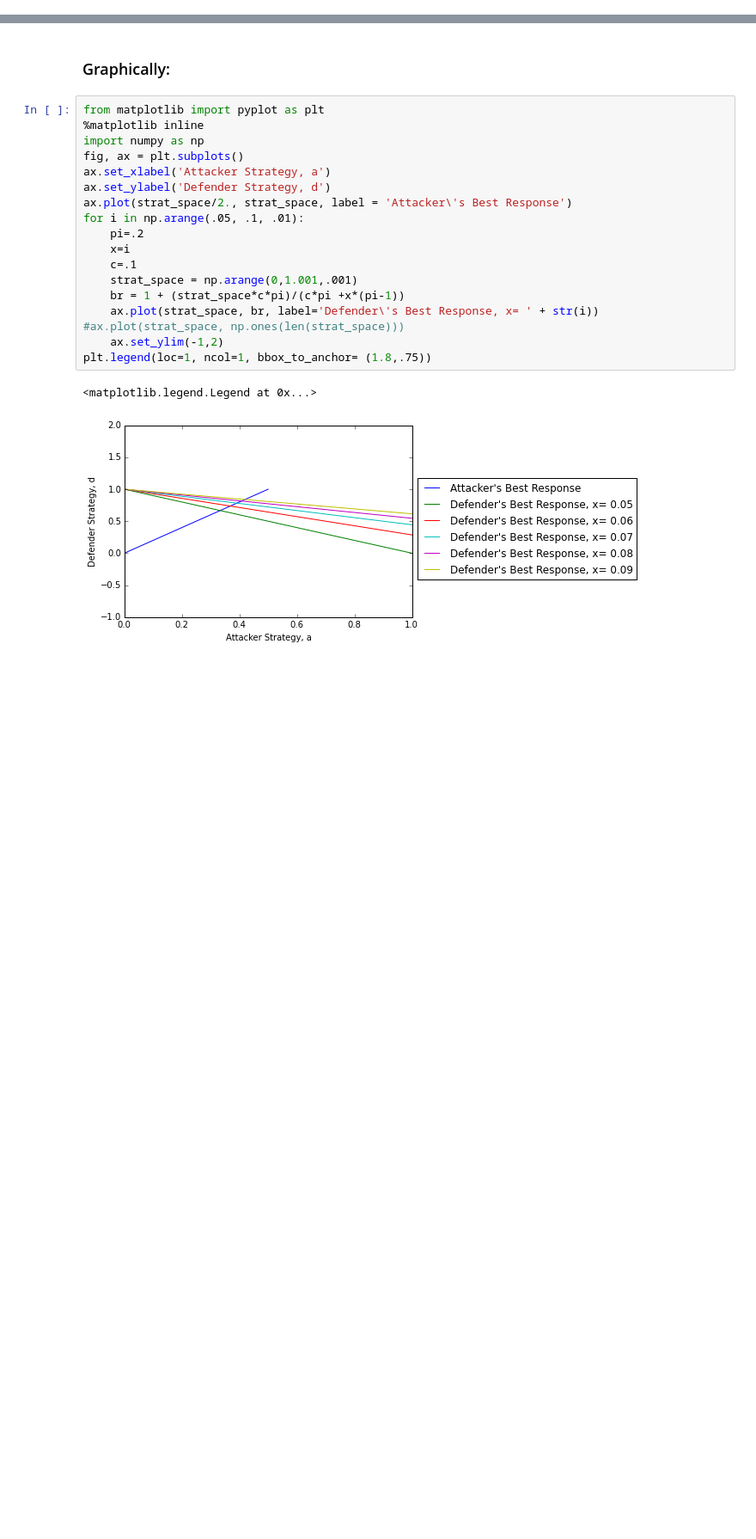
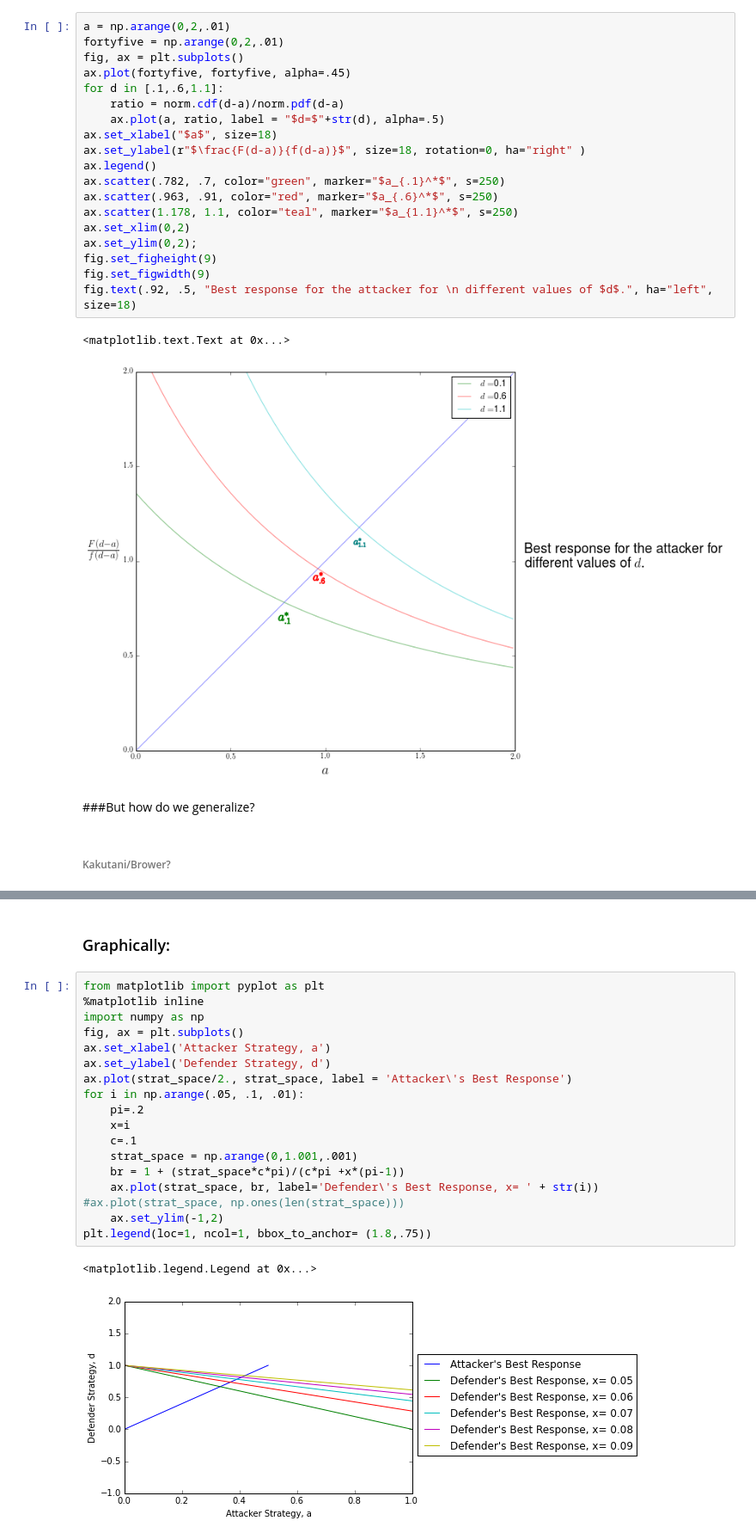
Before and after one commit to j-grana6/Notebooks, a Jupyter notebook: dissertation/ReallySimpleExample.ipynb, the cells around one changed output, grey strips where cells are left out. Shown at 86% size. Drawn from its saved outputs; the diff is of its cells as text; blank space fills up the shorter version.

```diff
--- a/dissertation/ReallySimpleExample.ipynb
+++ b/dissertation/ReallySimpleExample.ipynb
@@ -135,0 +138,26 @@ Again, the first term in the numerator is negative and the second term is positi
+# %%
+a = np.arange(0,2,.01)
+fortyfive = np.arange(0,2,.01)
+fig, ax = plt.subplots()
+ax.plot(fortyfive, fortyfive, alpha=.45)
+for d in [.1,.6,1.1]:
+    ratio = norm.cdf(d-a)/norm.pdf(d-a)
+    ax.plot(a, ratio, label = "$d=$"+str(d), alpha=.5)
+ax.set_xlabel("$a$", size=18)
+ax.set_ylabel(r"$\frac{F(d-a)}{f(d-a)}$", size=18, rotation=0, ha="right" )
+ax.legend()
+ax.scatter(.782, .7, color="green", marker="$a_{.1}^*$", s=250)
+ax.scatter(.963, .91, color="red", marker="$a_{.6}^*$", s=250)
+ax.scatter(1.178, 1.1, color="teal", marker="$a_{1.1}^*$", s=250)
+ax.set_xlim(0,2)
+ax.set_ylim(0,2);
+fig.set_figheight(9)
+fig.set_figwidth(9)
+fig.text(.92, .5, "Best response for the attacker for \n different values of $d$.", ha="left", size=18)
+# %% [output]
+<matplotlib.text.Text at 0x...>
+[figure, added]
+# %% [markdown]
+###But how do we generalize?
+# %% [markdown]
+###### Kakutani/Brower?
```
Also changed, not shown: parts of 91 cells of this notebook.
